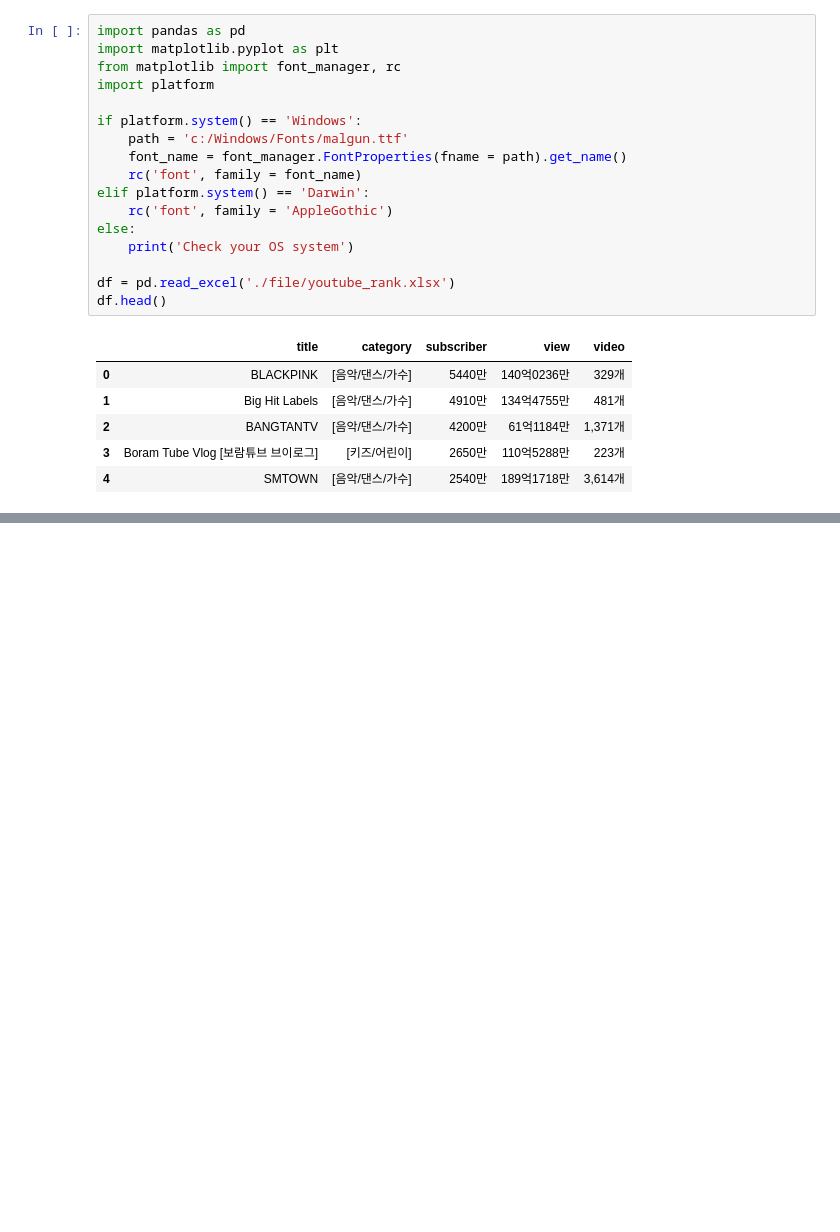
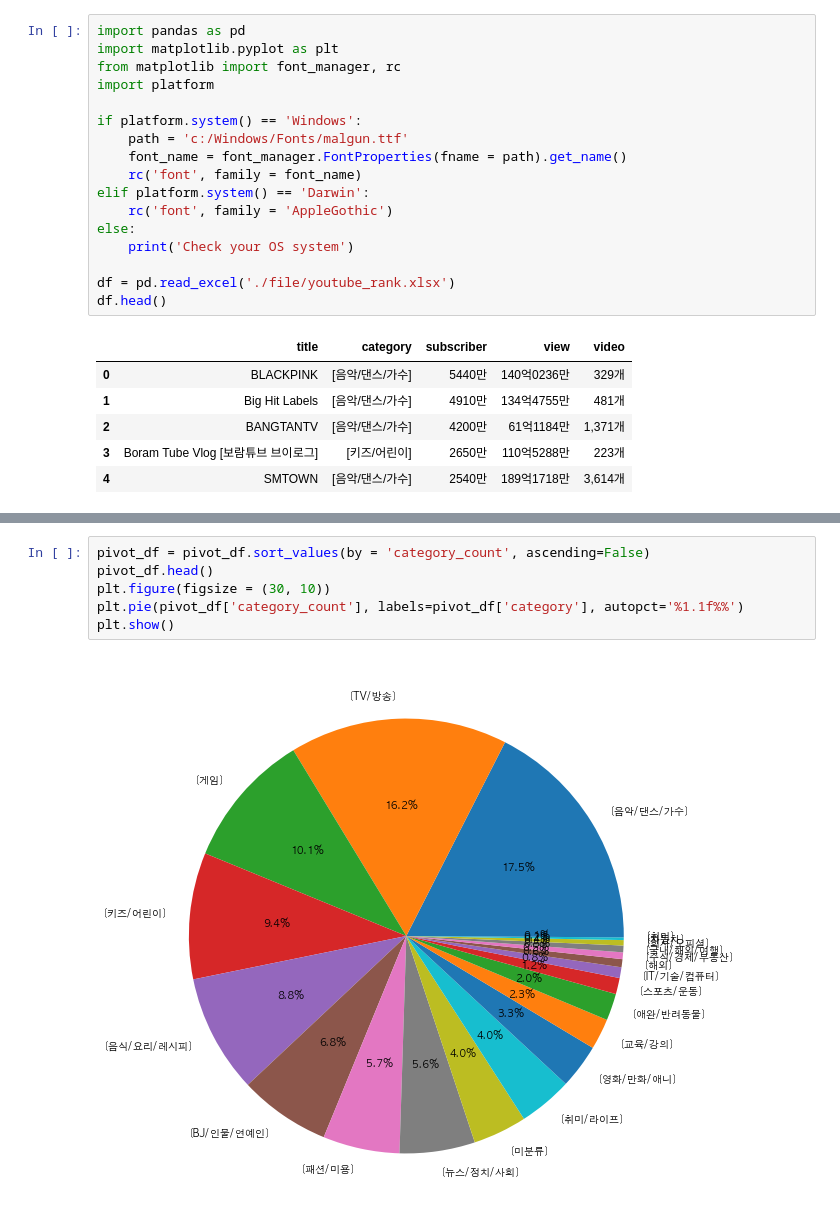
Before and after one commit to shinseongsu/Data_Analysis_Study, a Jupyter notebook: BeautifulSoup.ipynb, the cells around one changed output, grey strips where cells are left out. Saved outputs shown, nothing was run; the diff lists cells and outputs as text; blank space fills up the shorter version.

```diff
--- a/BeautifulSoup.ipynb
+++ b/BeautifulSoup.ipynb
@@ -590,0 +720,8 @@ df.head()
+# %%
+pivot_df = pivot_df.sort_values(by = 'category_count', ascending=False)
+pivot_df.head()
+plt.figure(figsize = (30, 10))
+plt.pie(pivot_df['category_count'], labels=pivot_df['category'], autopct='%1.1f%%')
+plt.show()
+# %% [output]
+[figure, added]
```
Also changed, not shown: parts of 11 cells of this notebook.
